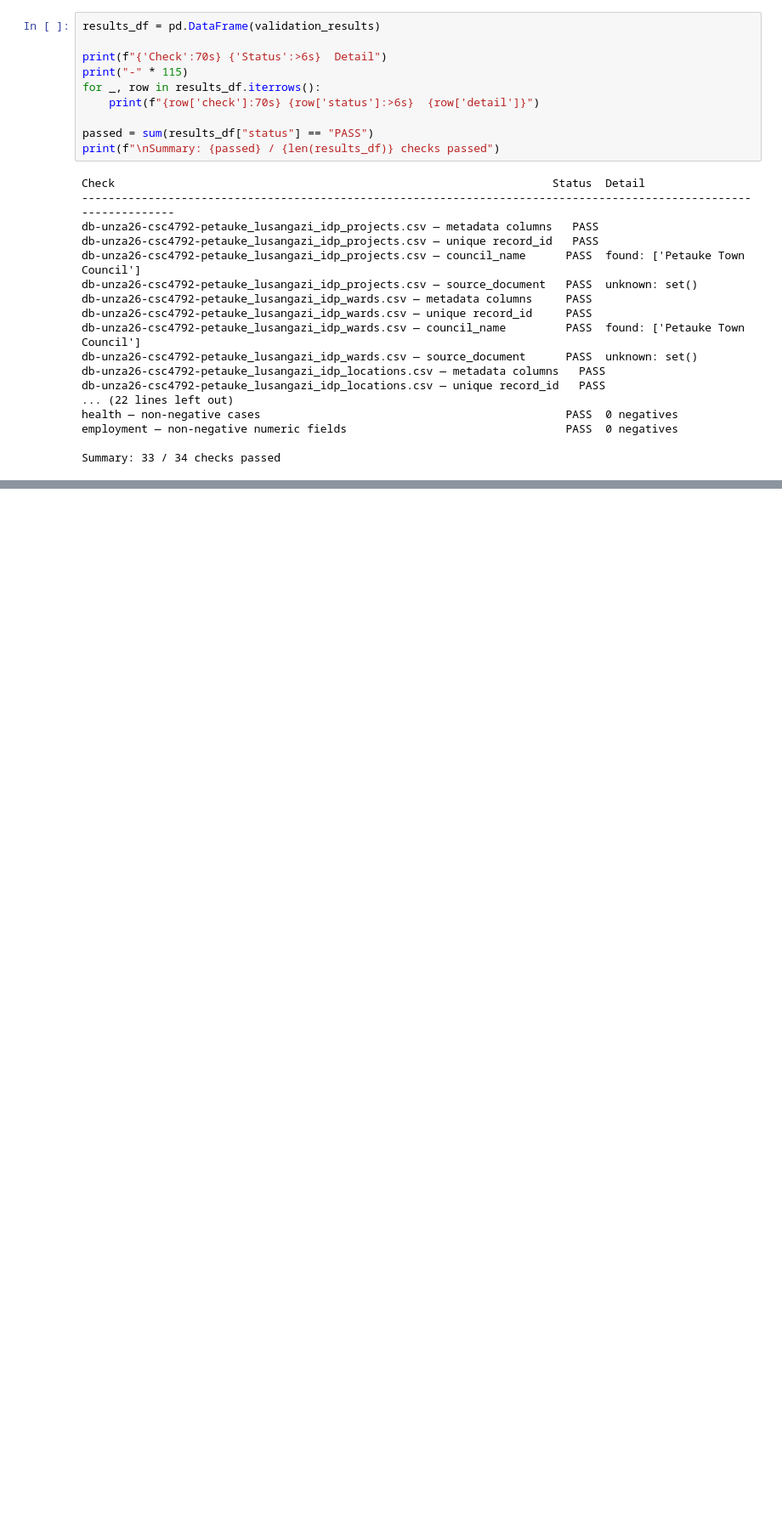
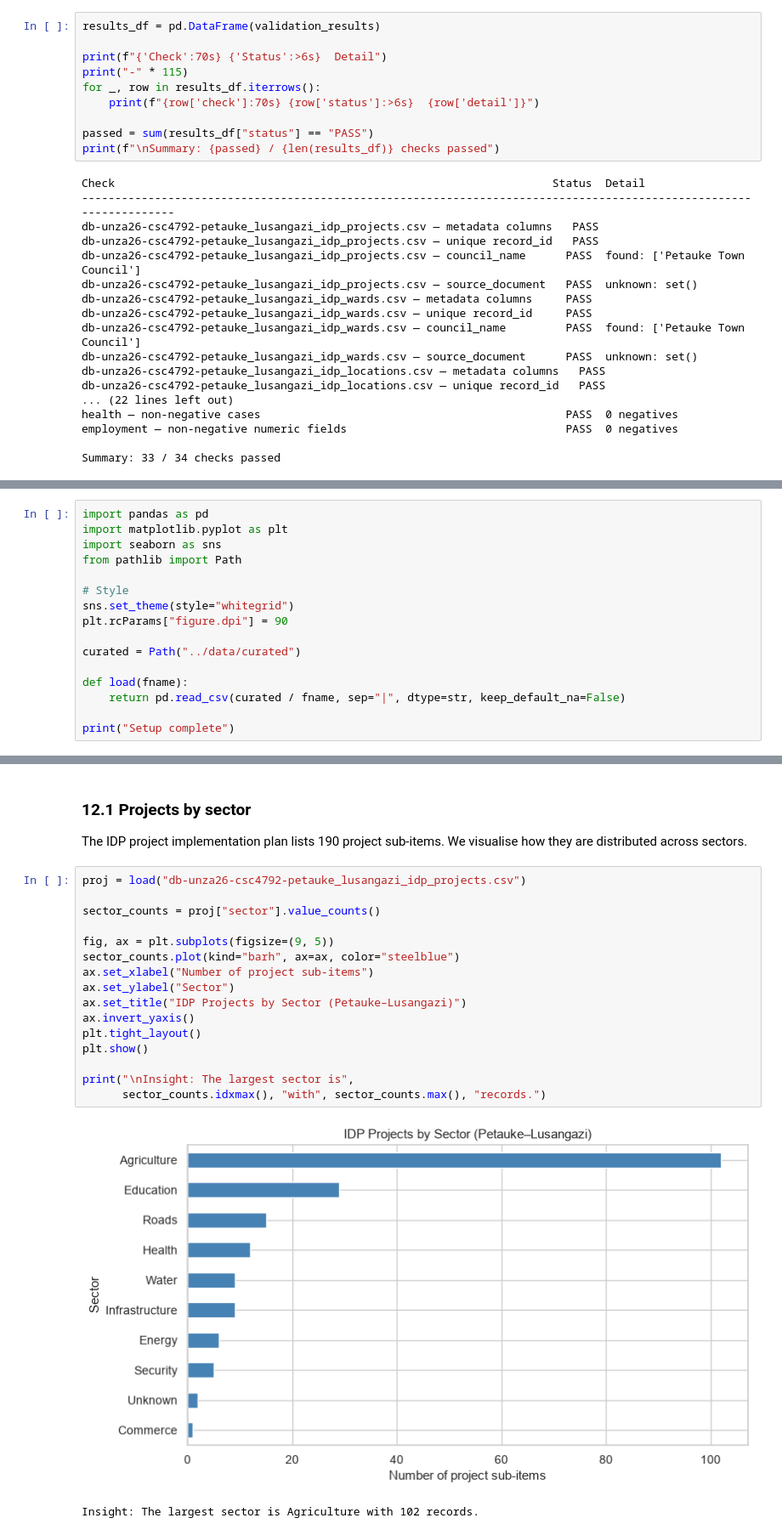
Before and after one commit to blessing-dube73/project_team_31, a Jupyter notebook: notebooks/unza26-csc4792-petauke-council.ipynb, the cells around one changed output, grey strips where cells are left out. Shown at 85% size. Drawn from its saved outputs; the diff is of its cells as text; blank space fills up the shorter version.

Commit message:
feat(eda): add 6 exploratory charts and summary insights across 7 datasets

```diff
--- a/notebooks/unza26-csc4792-petauke-council.ipynb
+++ b/notebooks/unza26-csc4792-petauke-council.ipynb
@@ -3372,0 +4106,16 @@ Summary: 33 / 34 checks passed
+# %%
+import pandas as pd
+import matplotlib.pyplot as plt
+import seaborn as sns
+from pathlib import Path
+
+# Style
+sns.set_theme(style="whitegrid")
+plt.rcParams["figure.dpi"] = 90
+
+curated = Path("../data/curated")
+
+def load(fname):
+    return pd.read_csv(curated / fname, sep="|", dtype=str, keep_default_na=False)
+
+print("Setup complete")
@@ -3372,0 +4125,24 @@ Summary: 33 / 34 checks passed
+# %% [markdown]
+### 12.1 Projects by sector
+
+The IDP project implementation plan lists 190 project sub-items. We
+visualise how they are distributed across sectors.
+# %%
+proj = load("db-unza26-csc4792-petauke_lusangazi_idp_projects.csv")
+
+sector_counts = proj["sector"].value_counts()
+
+fig, ax = plt.subplots(figsize=(9, 5))
+sector_counts.plot(kind="barh", ax=ax, color="steelblue")
+ax.set_xlabel("Number of project sub-items")
+ax.set_ylabel("Sector")
+ax.set_title("IDP Projects by Sector (Petauke–Lusangazi)")
+ax.invert_yaxis()
+plt.tight_layout()
+plt.show()
+
+print("\nInsight: The largest sector is",
+      sector_counts.idxmax(), "with", sector_counts.max(), "records.")
+# %% [output]
+[figure, added]
+Insight: The largest sector is Agriculture with 102 records.
```
Also changed, not shown: parts of 48 cells of this notebook, 7 other files.
